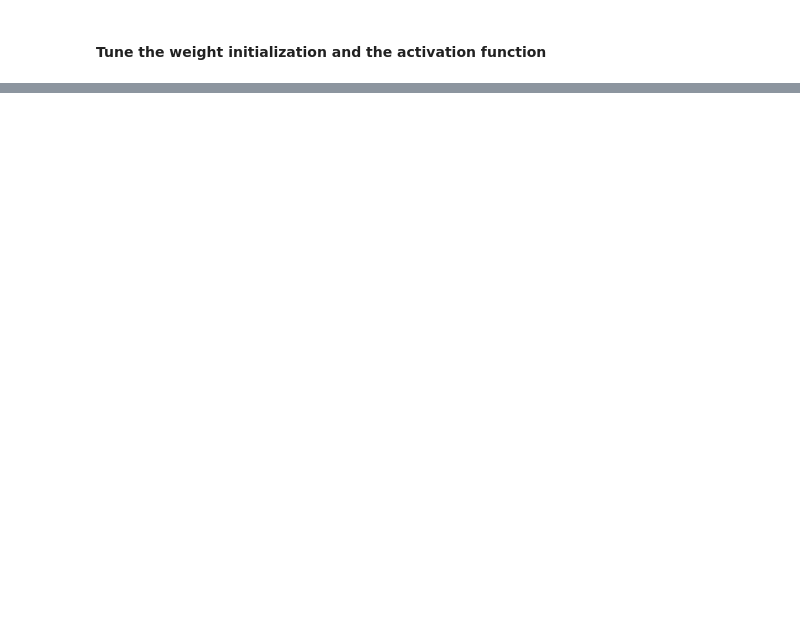
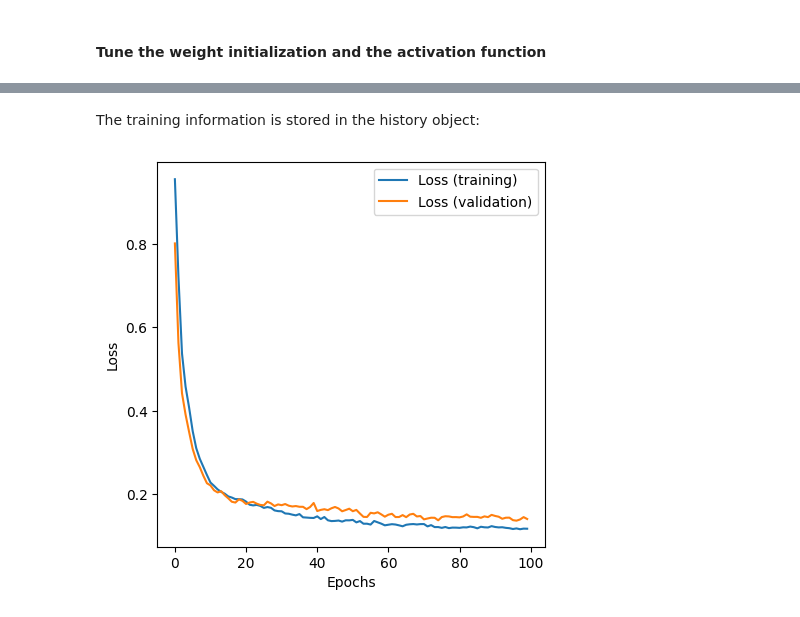
Before and after one commit to francoisbrouet/sep24_cds_int_us-welding, a Jupyter notebook: 5-neural_network_03_long_displacements.ipynb, the cells around one changed output, grey strips where cells are left out. Drawn from its saved outputs; the diff is of its cells as text; code cells hidden in the pictures; blank space fills up the shorter version.

```diff
--- a/5-neural_network_03_long_displacements.ipynb
+++ b/5-neural_network_03_long_displacements.ipynb
@@ -493,0 +502,4 @@ The best results are obtained for:
+# %%
+# Apply the PowerTransformer to the target variable
+transf = PowerTransformer()
+w_train = pd.DataFrame(transf.fit_transform(y_train), index=idx_train)
@@ -493,0 +512,6 @@ The best results are obtained for:
+# %%
+# The coefficient of determination R² is not included in the Keras metrics by default but it would be useful to compare the performance with the other estimators previouly investigated.
+def r2_score(y_true, y_pred):
+    ss_res = K.sum(K.square(y_true-y_pred))
+    ss_tot = K.sum(K.square(y_true-K.mean(y_true)))
+    return 1 - ss_res/ss_tot
@@ -493,0 +520,5 @@ The best results are obtained for:
+# %%
+model_1 = Sequential()
+model_1.add(Dense(25, input_shape=(num_expl,), kernel_initializer='normal', activation='softmax', name='layer_0'))
+model_1.add(Dense(1, kernel_initializer='normal', name='layer_1'))
+model_1.compile(loss='mse', optimizer=Adam(learning_rate=0.043), metrics=[r2_score])
@@ -493,0 +541,15 @@ The best results are obtained for:
+# %% [markdown]
+The training information is stored in the history object:
+# %%
+history = model_1.fit(X_train_scaled, w_train, epochs=100, batch_size=1000, verbose=0, validation_split=0.2)
+# %%
+# Plot of the evoluation of the loss during the training
+fig = plt.figure(figsize=(5, 5))
+plt.plot(history.history['loss'], label='Loss (training)')
+plt.plot(history.history['val_loss'], label='Loss (validation)')
+plt.xlabel('Epochs')
+plt.ylabel('Loss')
+plt.legend()
+plt.show()
+# %% [output]
+[figure, added]
```
Also changed, not shown: parts of 38 cells of this notebook, 5 other files.
